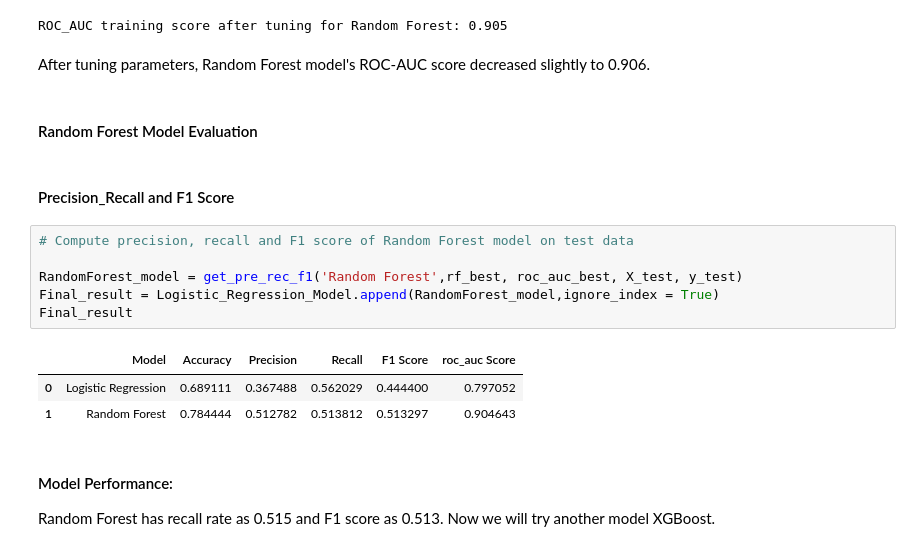
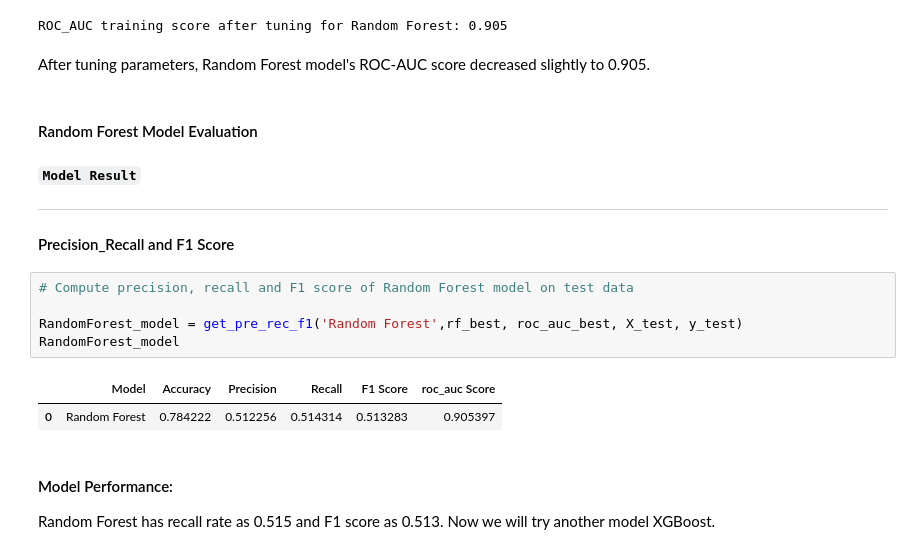
Before and after one commit to Anupam-Durutkar/Credit-Card-Default-Prediction-Analysis, a Jupyter notebook: Part_2_Modeling_Credit_Card_Default_Prediction.ipynb, the cells around one changed output. Drawn from its saved outputs; the diff is of its cells as text.

```diff
--- a/Part_2_Modeling_Credit_Card_Default_Prediction.ipynb
+++ b/Part_2_Modeling_Credit_Card_Default_Prediction.ipynb
@@ -528,21 +530,22 @@ print(f'ROC_AUC training score after tuning for Random Forest: {roc_auc_best:.3f
 # %% [output]
 ROC_AUC training score after tuning for Random Forest: 0.905
 # %% [markdown]
-After tuning parameters, Random Forest model's ROC-AUC score decreased slightly to 0.906.
+After tuning parameters, Random Forest model's ROC-AUC score decreased slightly to 0.905.
 # %% [markdown]
 #### Random Forest Model Evaluation
 # %% [markdown]
+**`Model Result`**
+
+---
 #### Precision_Recall and F1 Score
 # %%
 # Compute precision, recall and F1 score of Random Forest model on test data
 
 RandomForest_model = get_pre_rec_f1('Random Forest',rf_best, roc_auc_best, X_test, y_test)
-Final_result = Logistic_Regression_Model.append(RandomForest_model,ignore_index = True)
-Final_result
+RandomForest_model
 # %% [output]
 |  | Model | Accuracy | Precision | Recall | F1 Score | roc_auc Score |
-| 0 | Logistic Regression | 0.689111 | 0.367488 | 0.562029 | 0.444400 | 0.797052 |
-| 1 | Random Forest | 0.784444 | 0.512782 | 0.513812 | 0.513297 | 0.904643 |
+| 0 | Random Forest | 0.784222 | 0.512256 | 0.514314 | 0.513283 | 0.905397 |
 # %% [markdown]
 #### Model Performance:
 
```
Also changed, not shown: parts of 16 cells of this notebook.
